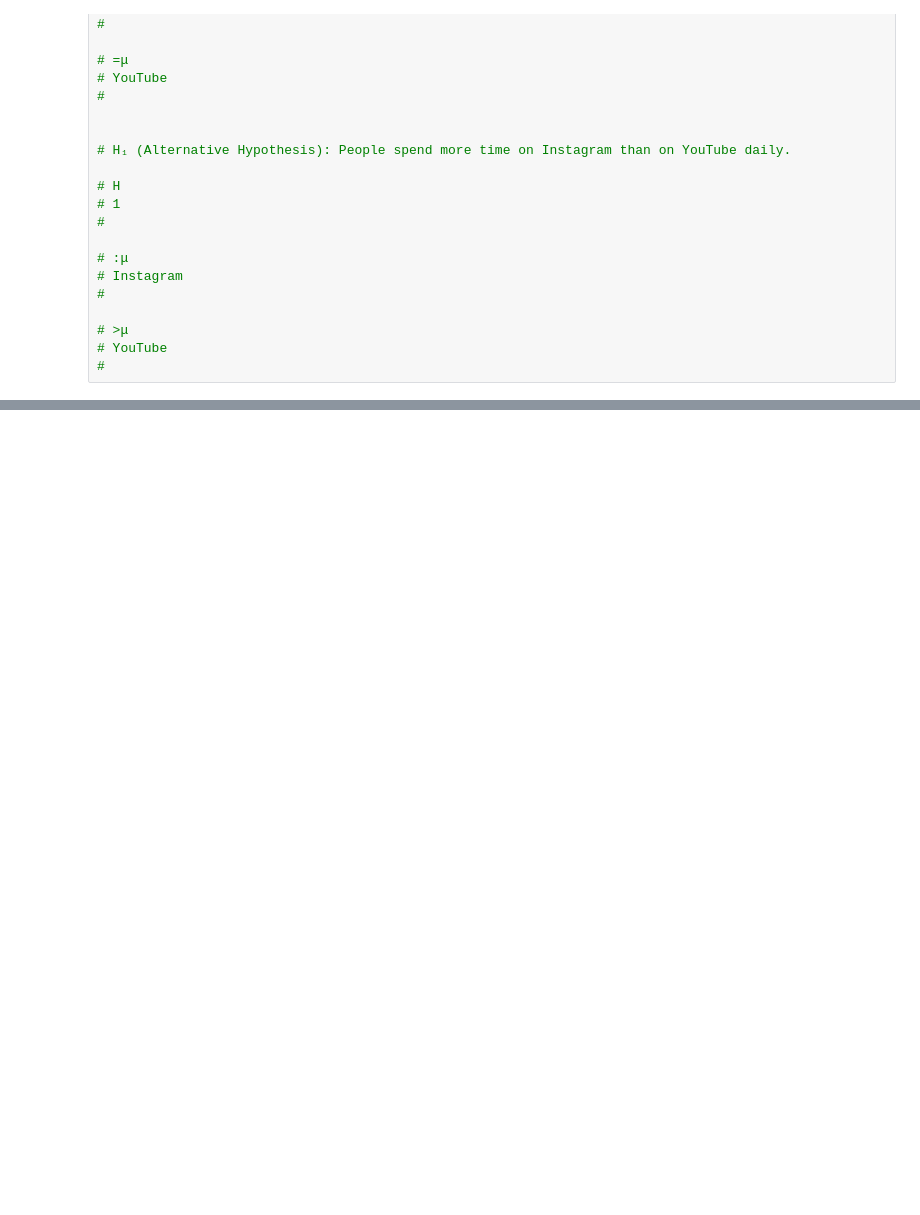
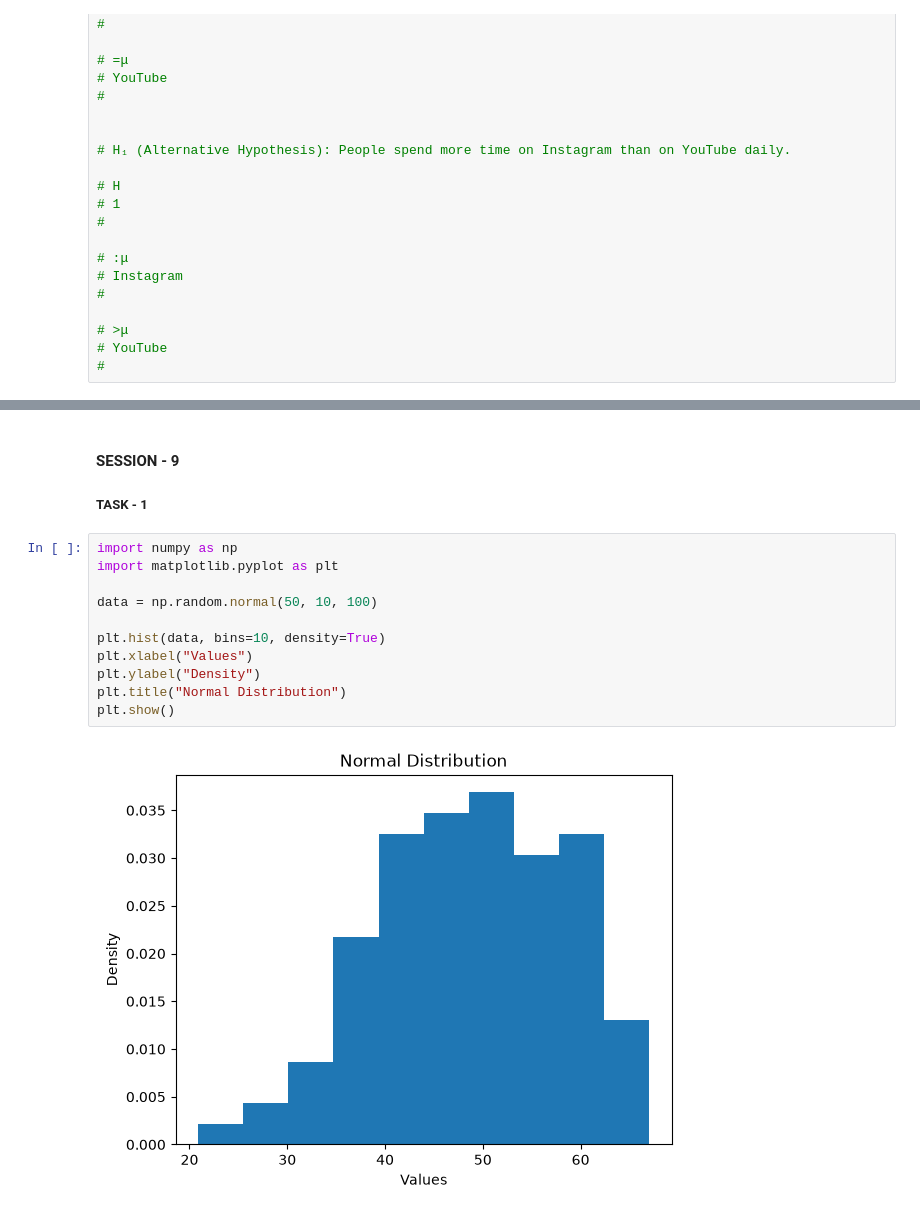
Before and after one commit to hardikdamani/STATES, a Jupyter notebook: STATISTIC.ipynb, the cells around one changed output, grey strips where cells are left out. Drawn from its saved outputs; the diff is of its cells as text; blank space fills up the shorter version.

```diff
--- a/STATISTIC.ipynb
+++ b/STATISTIC.ipynb
@@ -508,0 +773,16 @@ TypeError: bad operand type for abs(): 't_gen'
+# %% [markdown]
+#### SESSION - 9
+##### TASK - 1
+# %%
+import numpy as np
+import matplotlib.pyplot as plt
+
+data = np.random.normal(50, 10, 100)
+
+plt.hist(data, bins=10, density=True)
+plt.xlabel("Values")
+plt.ylabel("Density")
+plt.title("Normal Distribution")
+plt.show()
+# %% [output]
+[figure, added]
```
Also changed, not shown: parts of 60 cells of this notebook.
